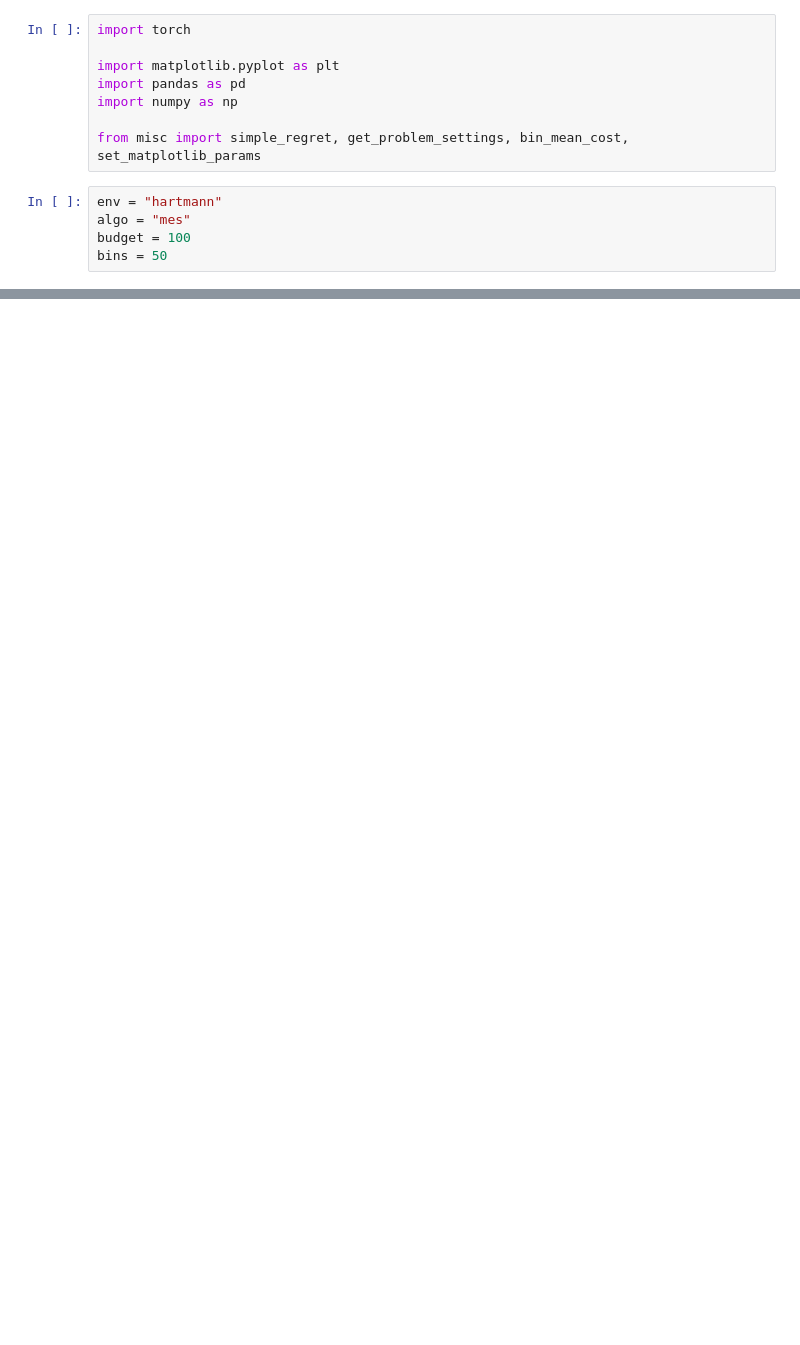
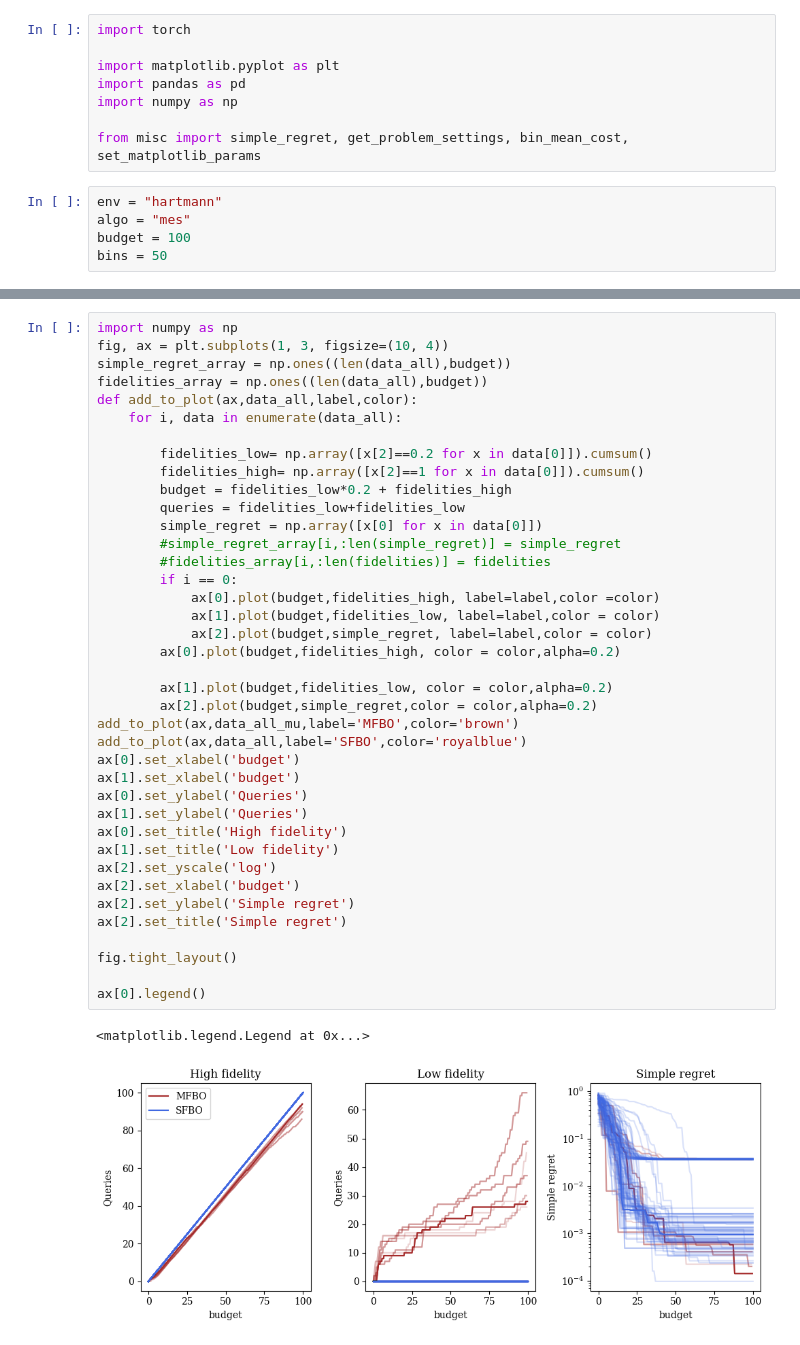
Before and after one commit to jean72human/LRBMFO, a Jupyter notebook: plot.ipynb, the cells around one changed output, grey strips where cells are left out. Cells and saved outputs as stored; diff of their text form; blank space fills up the shorter version.

```diff
--- a/plot.ipynb
+++ b/plot.ipynb
@@ -70,0 +78,42 @@ plt.show()
+# %%
+import numpy as np
+fig, ax = plt.subplots(1, 3, figsize=(10, 4))
+simple_regret_array = np.ones((len(data_all),budget))
+fidelities_array = np.ones((len(data_all),budget))
+def add_to_plot(ax,data_all,label,color):
+    for i, data in enumerate(data_all):
+
+        fidelities_low= np.array([x[2]==0.2 for x in data[0]]).cumsum()
+        fidelities_high= np.array([x[2]==1 for x in data[0]]).cumsum()
+        budget = fidelities_low*0.2 + fidelities_high
+        queries = fidelities_low+fidelities_low
+        simple_regret = np.array([x[0] for x in data[0]])
+        #simple_regret_array[i,:len(simple_regret)] = simple_regret
+        #fidelities_array[i,:len(fidelities)] = fidelities
+        if i == 0:
+            ax[0].plot(budget,fidelities_high, label=label,color =color)
+            ax[1].plot(budget,fidelities_low, label=label,color = color)
+            ax[2].plot(budget,simple_regret, label=label,color = color)
+        ax[0].plot(budget,fidelities_high, color = color,alpha=0.2)
+
+        ax[1].plot(budget,fidelities_low, color = color,alpha=0.2)
+        ax[2].plot(budget,simple_regret,color = color,alpha=0.2)
+add_to_plot(ax,data_all_mu,label='MFBO',color='brown')
+add_to_plot(ax,data_all,label='SFBO',color='royalblue')
+ax[0].set_xlabel('budget')
+ax[1].set_xlabel('budget')
+ax[0].set_ylabel('Queries')
+ax[1].set_ylabel('Queries')
+ax[0].set_title('High fidelity')
+ax[1].set_title('Low fidelity')
+ax[2].set_yscale('log')
+ax[2].set_xlabel('budget')
+ax[2].set_ylabel('Simple regret')
+ax[2].set_title('Simple regret')
+
+fig.tight_layout()
+
+ax[0].legend()
+# %% [output]
+<matplotlib.legend.Legend at 0x...>
+[figure, added]
```
Also changed, not shown: parts of 7 cells of this notebook, 5 other files.
